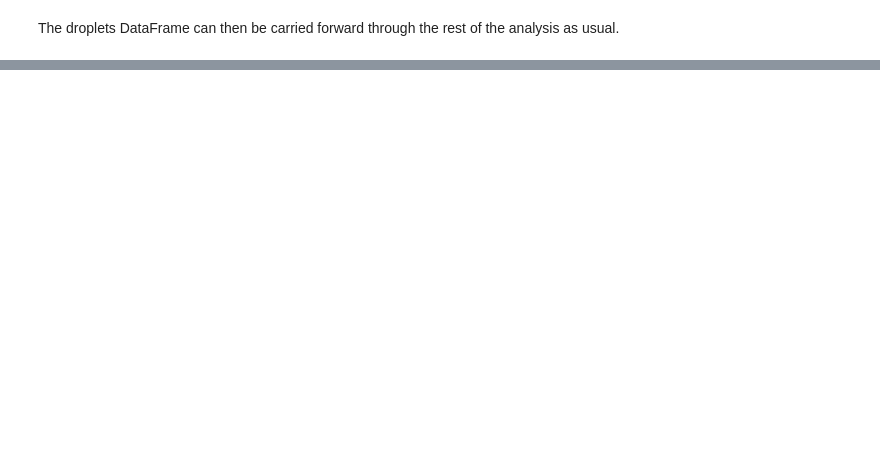
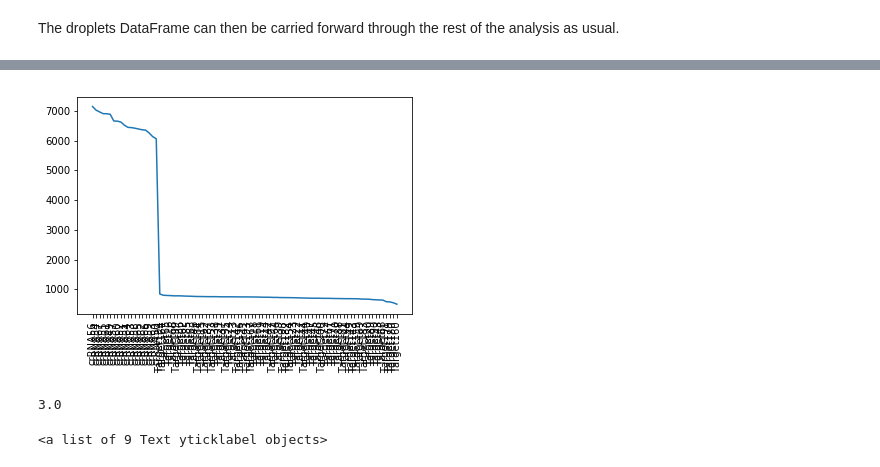
Before and after one commit to blaineylab/kChip, a Jupyter notebook: Accessory/Interactive Examples/Interactive Clustering Example.ipynb, the cells around one changed output, grey strips where cells are left out. Cells and saved outputs as stored; diff of their text form; code cells hidden in the pictures; blank space fills up the shorter version.

```diff
--- a/Accessory/Interactive Examples/Interactive Clustering Example.ipynb
+++ b/Accessory/Interactive Examples/Interactive Clustering Example.ipynb
@@ -176,0 +196,6 @@ The droplets DataFrame can then be carried forward through the rest of the analy
+# %%
+# Tells you # of droplets with each label, sanity check for possible mis-assignment
+
+all_counts = droplets['Label'].value_counts()
+all_counts
+# need to swap: Target16-crRNA15 and Target21-crRNA5 and Target20-crRNA4
@@ -176,0 +245,15 @@ The droplets DataFrame can then be carried forward through the rest of the analy
+# %%
+fig, ax = plt.subplots()
+plt.plot(all_counts)
+ax.set_xticklabels(all_counts.index.tolist(),size=10,rotation=90)
+plt.show()
+# %% [output]
+[figure, added]
+# %%
+print float(10/3)
+# %% [output]
+3.0
+# %%
+g
+# %% [output]
+<a list of 9 Text yticklabel objects>
```
Also changed, not shown: parts of 20 cells of this notebook, 19 other files.
